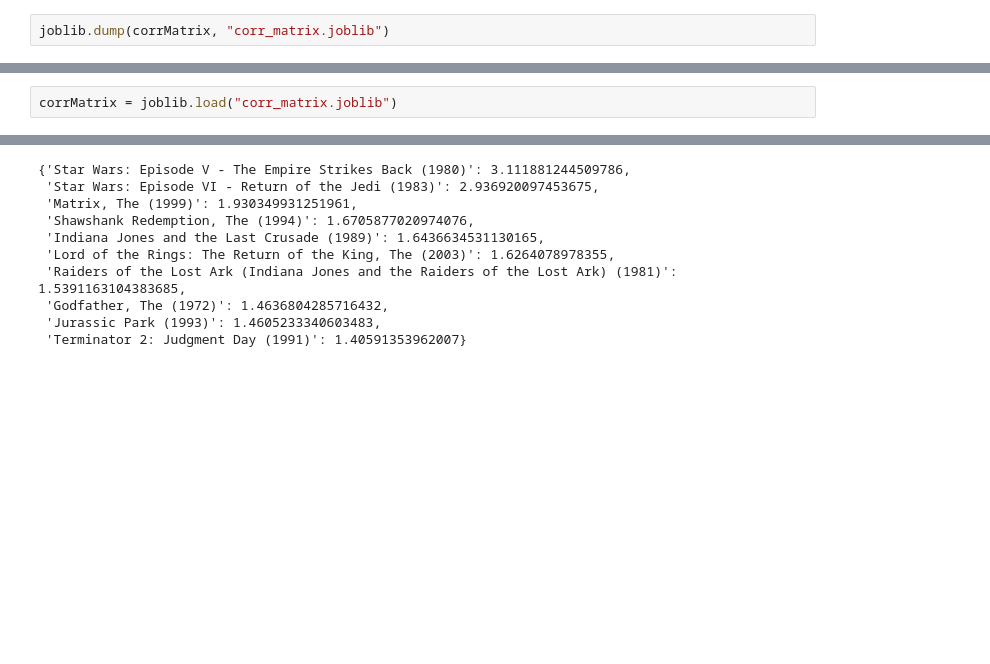
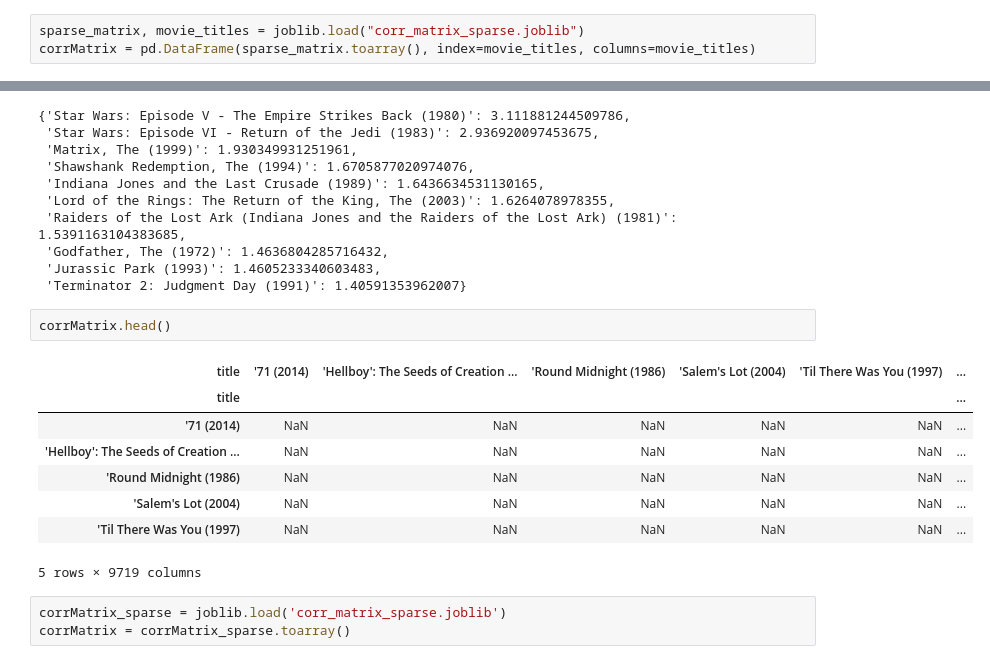
Before and after one commit to mustaphazeezat/movie-recomendation-system, a Jupyter notebook: model/main.ipynb, the cells around one changed output, grey strips where cells are left out. Cells and saved outputs as stored; diff of their text form; blank space fills up the shorter version.

```diff
--- a/model/main.ipynb
+++ b/model/main.ipynb
@@ -148,2 +161,3 @@ corrMatrix = dfRating.corr(method='pearson', min_periods=100)
 # %%
-joblib.dump(corrMatrix, "corr_matrix.joblib")
+sparse_matrix, movie_titles = joblib.load("corr_matrix_sparse.joblib")
+corrMatrix = pd.DataFrame(sparse_matrix.toarray(), index=movie_titles, columns=movie_titles)
@@ -152,5 +164,3 @@ joblib.dump(corrMatrix, "corr_matrix.joblib")
-# %%
-corrMatrix = joblib.load("corr_matrix.joblib")
 # %%
 def recommendationUserFiltering(userRatingDict):
     similarMovies = pd.Series(dtype='float64')
@@ -234,3 +238,17 @@ get_recommendations(userRatingDict)
  'Godfather, The (1972)': 1.4636804285716432,
  'Jurassic Park (1993)': 1.4605233340603483,
  'Terminator 2: Judgment Day (1991)': 1.40591353962007}
+# %%
+corrMatrix.head()
+# %% [output]
+| title | '71 (2014) | 'Hellboy': The Seeds of Creation ... | 'Round Midnight (1986) | 'Salem's Lot (2004) | 'Til There Was You (1997) | ... |
+| title |  |  |  |  |  | ... |
+| '71 (2014) | NaN | NaN | NaN | NaN | NaN | ... |
+| 'Hellboy': The Seeds of Creation ... | NaN | NaN | NaN | NaN | NaN | ... |
+| 'Round Midnight (1986) | NaN | NaN | NaN | NaN | NaN | ... |
+| 'Salem's Lot (2004) | NaN | NaN | NaN | NaN | NaN | ... |
+| 'Til There Was You (1997) | NaN | NaN | NaN | NaN | NaN | ... |
+5 rows × 9719 columns
+# %%
+corrMatrix_sparse = joblib.load('corr_matrix_sparse.joblib')
+corrMatrix = corrMatrix_sparse.toarray()
```
Also changed, not shown: parts of 7 cells of this notebook, 9 other files.
